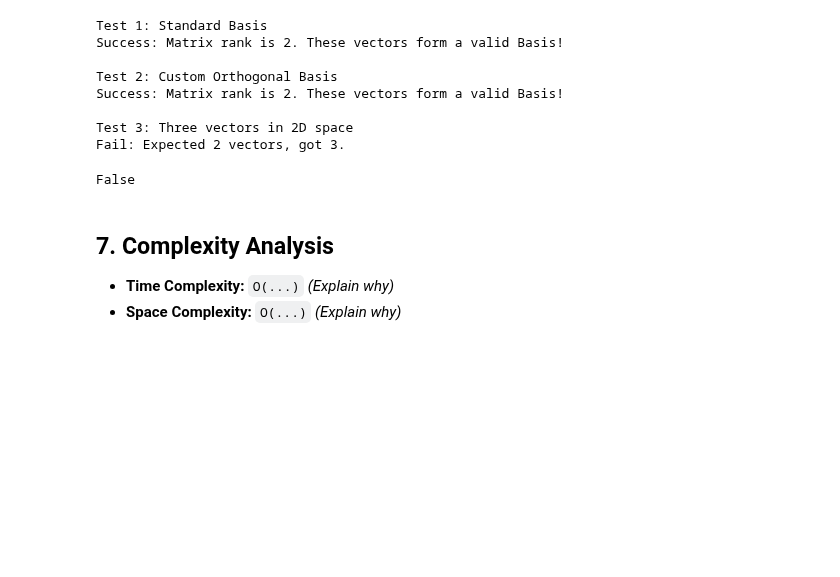
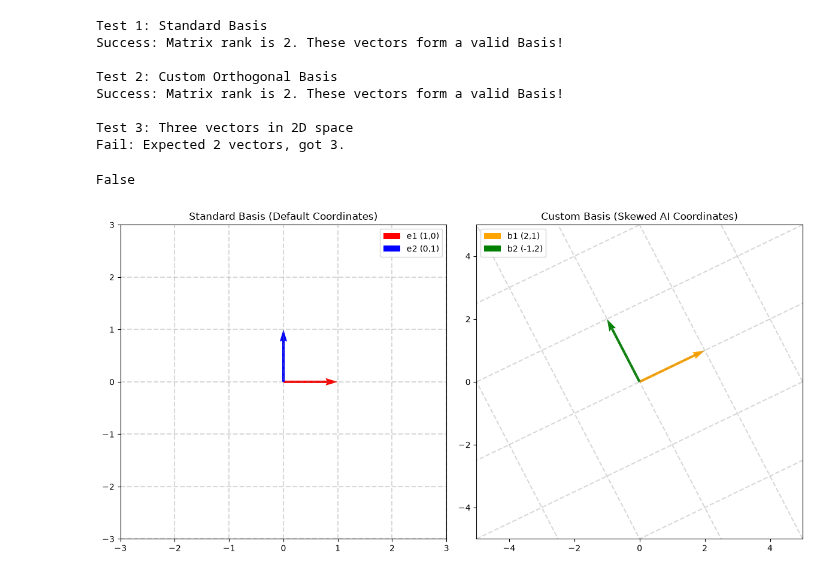
Before and after one commit to suwasghale/math-for-ai-100-days, a Jupyter notebook: Day_007_Basis_Vectors_&_Vector_Spaces_(The_coordinate_system_of_AI)/day_007.ipynb, the cells around one changed output. Cells and saved outputs as stored; diff of their text form; code cells hidden in the pictures; blank space fills up the shorter version.

Commit message:
visualization and complexity analysis for vector basis and spaces

```diff
--- a/Day_007_Basis_Vectors_&_Vector_Spaces_(The_coordinate_system_of_AI)/day_007.ipynb
+++ b/Day_007_Basis_Vectors_&_Vector_Spaces_(The_coordinate_system_of_AI)/day_007.ipynb
@@ -92,7 +92,47 @@ Success: Matrix rank is 2. These vectors form a valid Basis!
 Test 3: Three vectors in 2D space
 Fail: Expected 2 vectors, got 3.
 False
-# %% [markdown]
-## 7. Complexity Analysis
-- **Time Complexity:** `O(...)` *(Explain why)*
-- **Space Complexity:** `O(...)` *(Explain why)*
+# %%
+import numpy as np
+import matplotlib.pyplot as plt
+
+fig, (ax1, ax2) = plt.subplots(1, 2, figsize=(12, 6))
+
+# --- Plot 1: The Standard Basis Grid ---
+ax1.quiver(0, 0, 1, 0, color='red', scale=1, scale_units='xy', angles='xy', label='e1 (1,0)')
+ax1.quiver(0, 0, 0, 1, color='blue', scale=1, scale_units='xy', angles='xy', label='e2 (0,1)')
+
+# Draw standard grid lines
+for i in range(-3, 4):
+    ax1.axhline(i, color='gray', linestyle='--', alpha=0.3)
+    ax1.axvline(i, color='gray', linestyle='--', alpha=0.3)
+
+ax1.set_xlim(-3, 3); ax1.set_ylim(-3, 3)
+ax1.set_title("Standard Basis (Default Coordinates)")
+ax1.legend()
+
+# --- Plot 2: A Custom Basis Grid ---
+# Let's use vectors that skew and rotate the space
+b1 = np.array([2, 1])
+b2 = np.array([-1, 2])
+
+ax2.quiver(0, 0, b1[0], b1[1], color='orange', scale=1, scale_units='xy', angles='xy', label='b1 (2,1)')
+ax2.quiver(0, 0, b2[0], b2[1], color='green', scale=1, scale_units='xy', angles='xy', label='b2 (-1,2)')
+
+# Draw the custom skewed grid lines created by the linear combinations of b1 and b2
+for i in range(-3, 4):
+    # Lines parallel to b1
+    p1_start = i * b2 - 3 * b1; p1_end = i * b2 + 3 * b1
+    ax2.plot([p1_start[0], p1_end[0]], [p1_start[1], p1_end[1]], color='gray', linestyle='--', alpha=0.3)
+    # Lines parallel to b2
+    p2_start = i * b1 - 3 * b2; p2_end = i * b1 + 3 * b2
+    ax2.plot([p2_start[0], p2_end[0]], [p2_start[1], p2_end[1]], color='gray', linestyle='--', alpha=0.3)
+
+ax2.set_xlim(-5, 5); ax2.set_ylim(-5, 5)
+ax2.set_title("Custom Basis (Skewed AI Coordinates)")
+ax2.legend()
+
+plt.tight_layout()
+plt.show()
+# %% [output]
+[figure, added]
```
Also changed, not shown: parts of 1 cell of this notebook.
